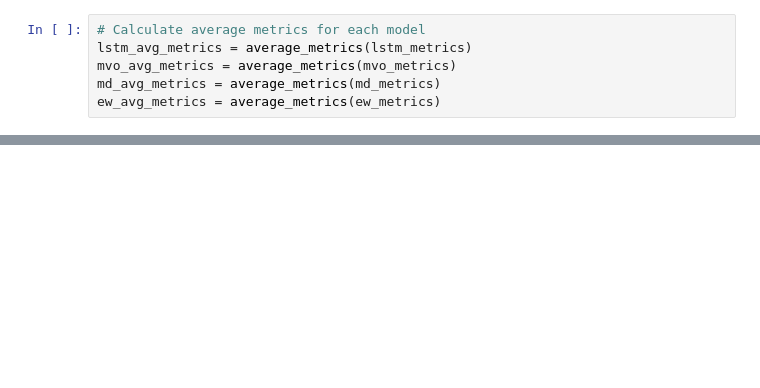
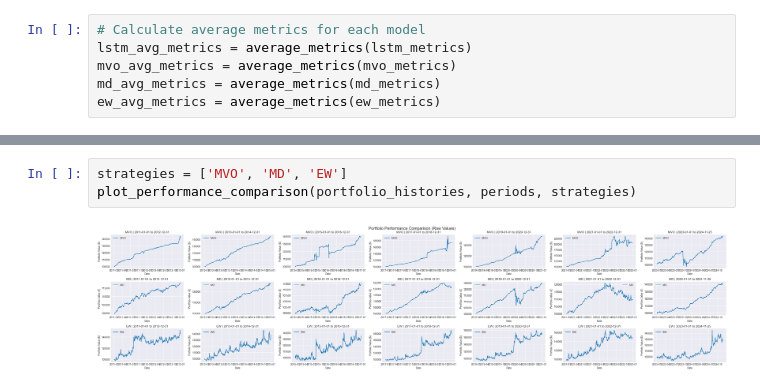
Before and after one commit to AmanNarendraAli/PortfolioOptimisationCapstone, a Jupyter notebook: main.ipynb, the cells around one changed output, grey strips where cells are left out. Saved outputs shown, nothing was run; the diff lists cells and outputs as text; blank space fills up the shorter version.

```diff
--- a/main.ipynb
+++ b/main.ipynb
@@ -870 +871,6 @@ EW Metrics:
+# %%
+strategies = ['MVO', 'MD', 'EW']
+plot_performance_comparison(portfolio_histories, periods, strategies)
+# %% [output]
+[figure, added]
 # %%
```
Also changed, not shown: parts of 9 cells of this notebook.
